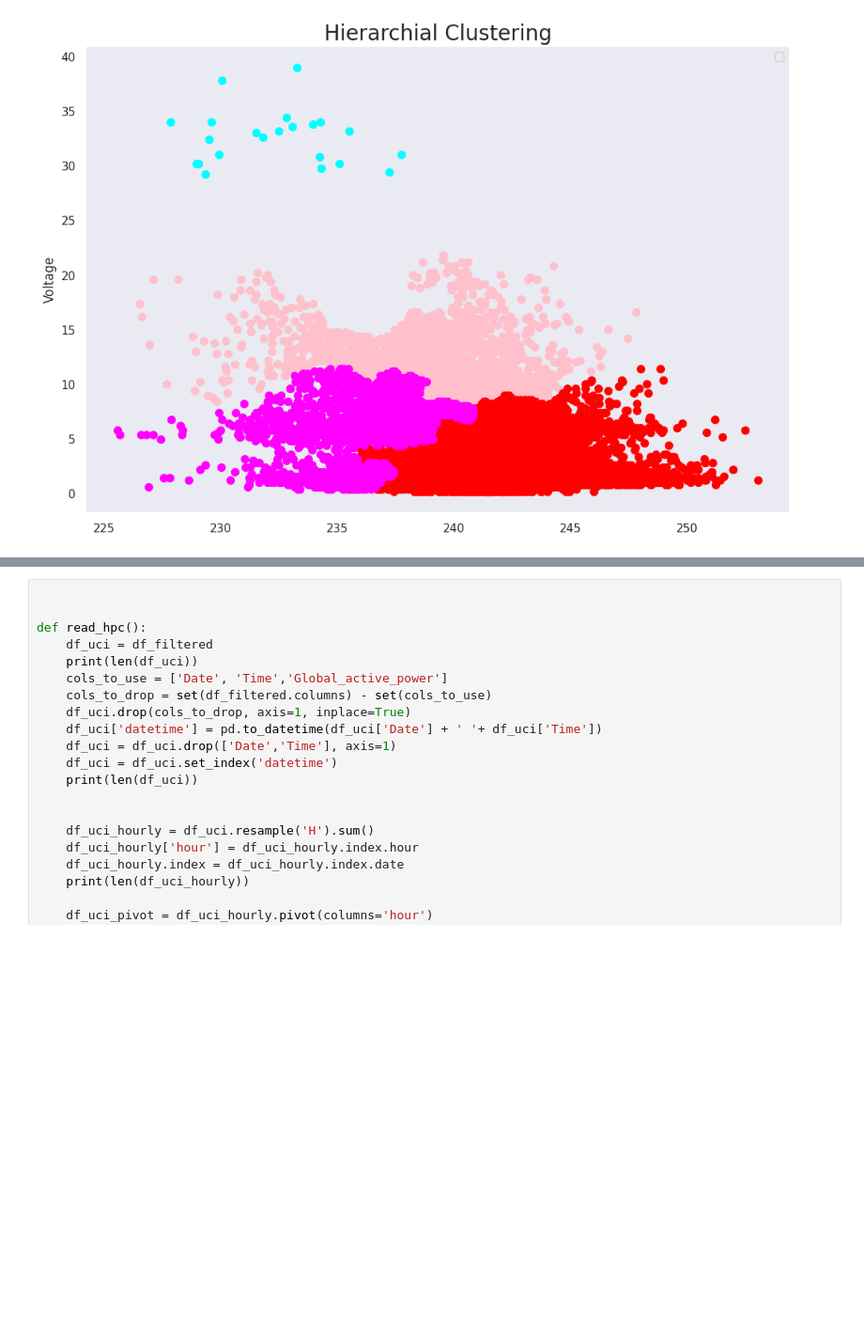
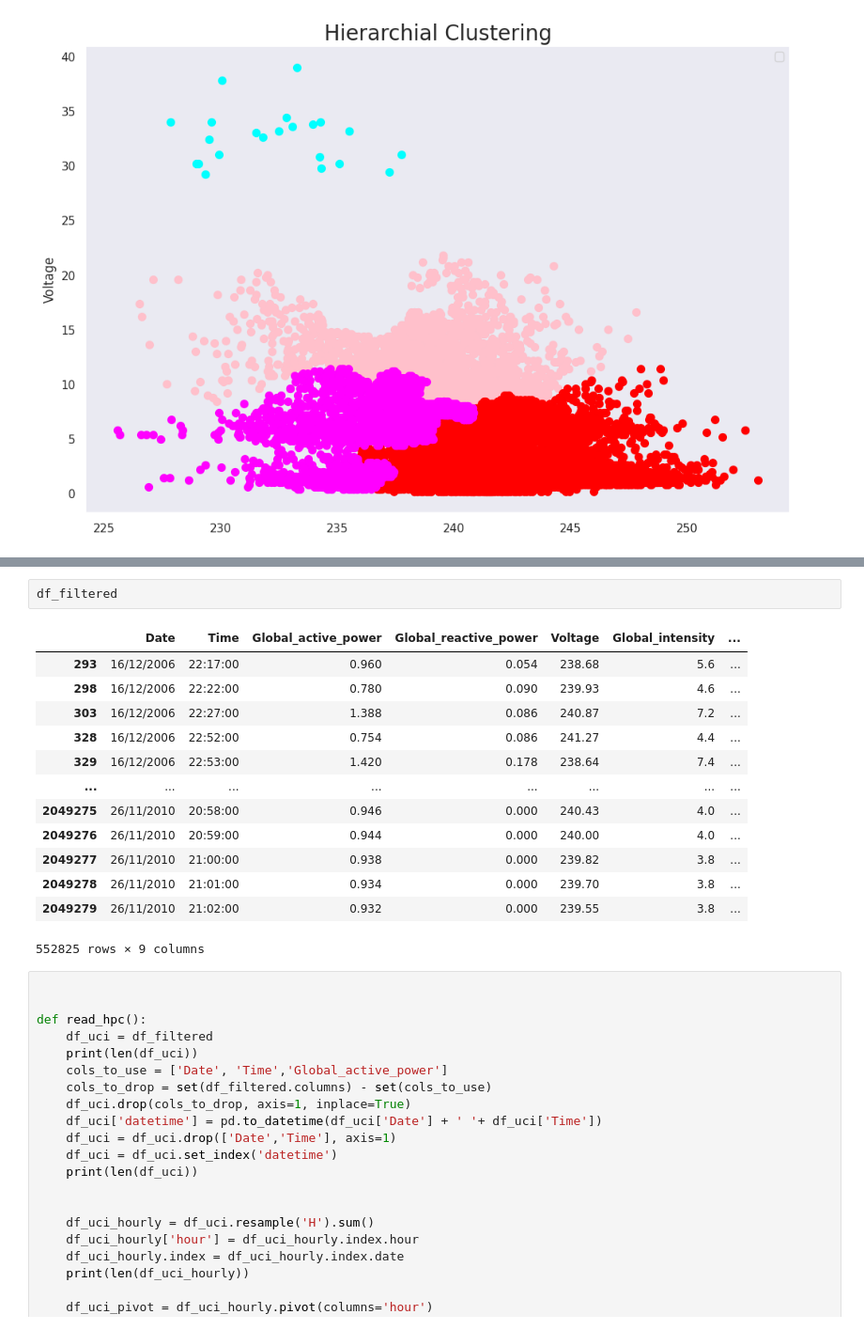
Before and after one commit to hublotik/deepl_labs, a Jupyter notebook: Powe_cons.ipynb, the cells around one changed output, grey strips where cells are left out. Shown at 94% size. Cells and saved outputs as stored; diff of their text form; blank space fills up the shorter version.

```diff
--- a/Powe_cons.ipynb
+++ b/Powe_cons.ipynb
@@ -623,3 +872,19 @@ No artists with labels found to put in legend.  Note that artists whose label st
+# %%
+df_filtered
+# %% [output]
+|  | Date | Time | Global_active_power | Global_reactive_power | Voltage | Global_intensity | ... |
+| 293 | 16/12/2006 | 22:17:00 | 0.960 | 0.054 | 238.68 | 5.6 | ... |
+| 298 | 16/12/2006 | 22:22:00 | 0.780 | 0.090 | 239.93 | 4.6 | ... |
+| 303 | 16/12/2006 | 22:27:00 | 1.388 | 0.086 | 240.87 | 7.2 | ... |
+| 328 | 16/12/2006 | 22:52:00 | 0.754 | 0.086 | 241.27 | 4.4 | ... |
+| 329 | 16/12/2006 | 22:53:00 | 1.420 | 0.178 | 238.64 | 7.4 | ... |
+| ... | ... | ... | ... | ... | ... | ... | ... |
+| 2049275 | 26/11/2010 | 20:58:00 | 0.946 | 0.000 | 240.43 | 4.0 | ... |
+| 2049276 | 26/11/2010 | 20:59:00 | 0.944 | 0.000 | 240.00 | 4.0 | ... |
+| 2049277 | 26/11/2010 | 21:00:00 | 0.938 | 0.000 | 239.82 | 3.8 | ... |
+| 2049278 | 26/11/2010 | 21:01:00 | 0.934 | 0.000 | 239.70 | 3.8 | ... |
+| 2049279 | 26/11/2010 | 21:02:00 | 0.932 | 0.000 | 239.55 | 3.8 | ... |
+552825 rows × 9 columns
 # %%
 
 
```
Also changed, not shown: parts of 18 cells of this notebook.
